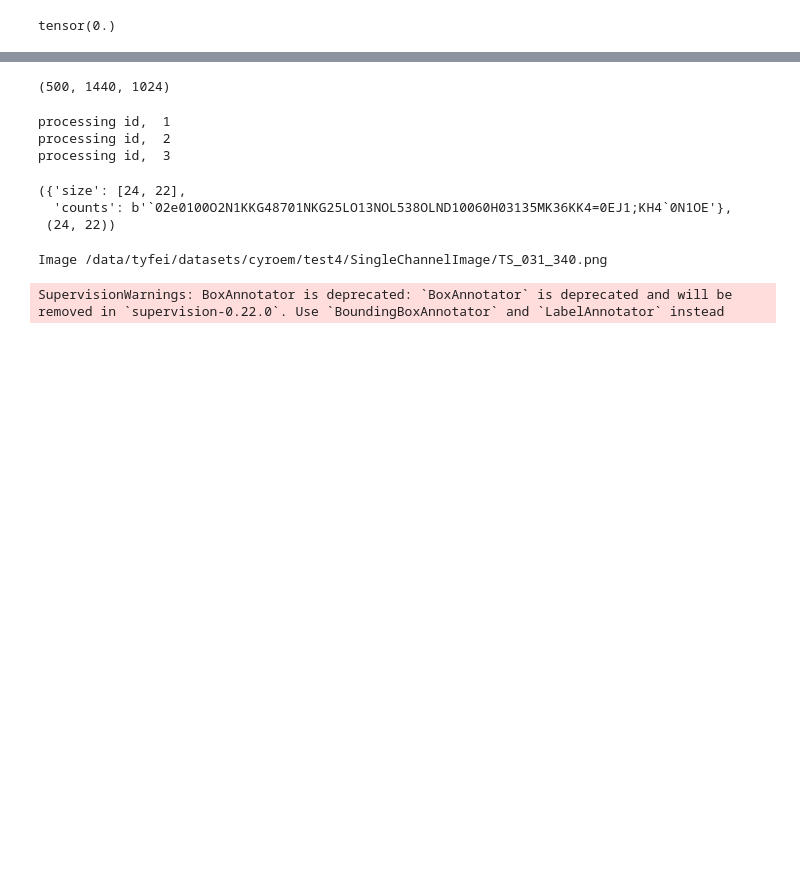
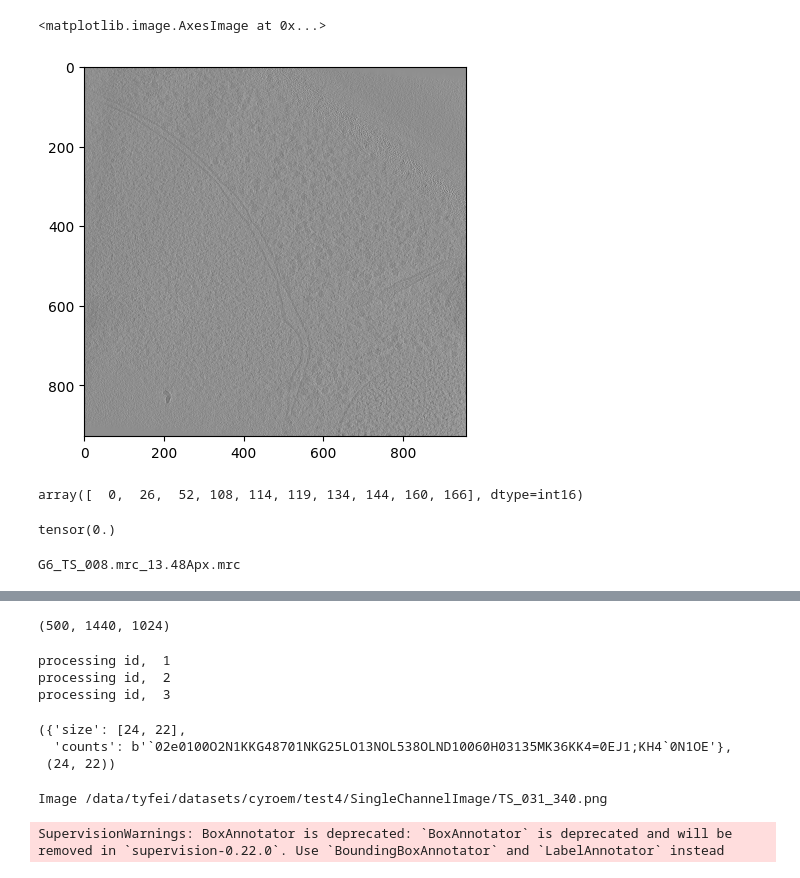
Before and after one commit to tyfei0216/cryoem, a Jupyter notebook: buildcocodataset.ipynb, the cells around one changed output, grey strips where cells are left out. Drawn from its saved outputs; the diff is of its cells as text; code cells hidden in the pictures; blank space fills up the shorter version.

```diff
--- a/buildcocodataset.ipynb
+++ b/buildcocodataset.ipynb
@@ -26,7 +176,17 @@ utils.rleUncompressed(a)
 # %%
 # build images
-data = utils.readTomogram("/data/test_data_ribo/TS_031.mrc_10.30Apx.mrc")
+import utils
+data = utils.readTomogram("/mnt/panbz/lab/transforemer_model/pretrain_data/empiar-10988/tomo/TS_027.rec")
 l, h, w = data.shape
+# %%
+plt.imshow(data[240], cmap='gray')
+# %% [output]
+<matplotlib.image.AxesImage at 0x...>
+[figure, added]
+# %%
+np.unique(data[180])
+# %% [output]
+array([  0,  26,  52, 108, 114, 119, 134, 144, 160, 166], dtype=int16)
 # %%
 import torch
 a = torch.randn(2,3,4)
@@ -37,15 +197,36 @@ a[1].mean()
 # %% [output]
 tensor(0.)
 # %%
-for i in range(0, 500, 10):
-    # images.append(np.array(data[i]))
-    res = np.zeros((3, h, w))
-    res[1] = data[i]
-    res[0] = np.mean(data[max(0, i-10):max(i, 1)], axis=0)
-    res[2] = np.mean(data[i:i+10], axis=0)
-    for j in range(3):
-        res[j] -= np.min(res[j])
-        res[j] /= np.max(res[j])
-    # res -= np.min(res)
-    # res /= np.max(res)
-    np.save("/home/feity/cryoem/dataset/Mean10_channel/%s_%i.npy"%("TS_031", i), res)
+images = []
+for file in os.listdir("/mnt/panbz/lab/transforemer_model/pretrain_data/zhaoxs20231130_PKM2/tomo/"):
+    print(file)
+    if not (file.endswith(".rec") or file.endswith(".mrc")):
+        continue
+    data = utils.readTomogram("/mnt/panbz/lab/transforemer_model/pretrain_data/zhaoxs20231130_PKM2/tomo/"+file)
+    l, h, w = data.shape
+    fi_name = file[:file.find(".")]
+    if not os.path.exists("/mnt/panbz/lab/transforemer_model/pretrain_data/dataset/%s"%fi_name):
+        os.mkdir("/mnt/panbz/lab/transforemer_model/pretrain_data/dataset/%s"%fi_name)
+    for i in range(0, l, 10):
+        # images.append(np.array(data[i]))
+        res = np.zeros((3, h, w))
+        res[1] = data[i]
+        res[0] = np.mean(data[max(0, i-10):max(i, 1)], axis=0)
+        res[2] = np.mean(data[i:i+10], axis=0)
+        for j in range(3):
+            res[j] -= np.min(res[j])
+            res[j] /= np.max(res[j])
+        # res -= np.min(res)
+        # res /= np.max(res)
+        img_info = {
+        "id": len(images) + 1,
+        "license":1,
+        "file_name":"%s/minmax_%i.npy"%(fi_name, i),
+        "height":h,
+        "width":w,
+        "date_captured":str(datetime.datetime.now())
+        }
+        images.append(img_info)
+        np.save("/mnt/panbz/lab/transforemer_model/pretrain_data/dataset/%s/minmax_%i.npy"%(fi_name, i), res)
+# %% [output]
+G6_TS_008.mrc_13.48Apx.mrc
```
Also changed, not shown: parts of 36 cells of this notebook, 7 other files.
